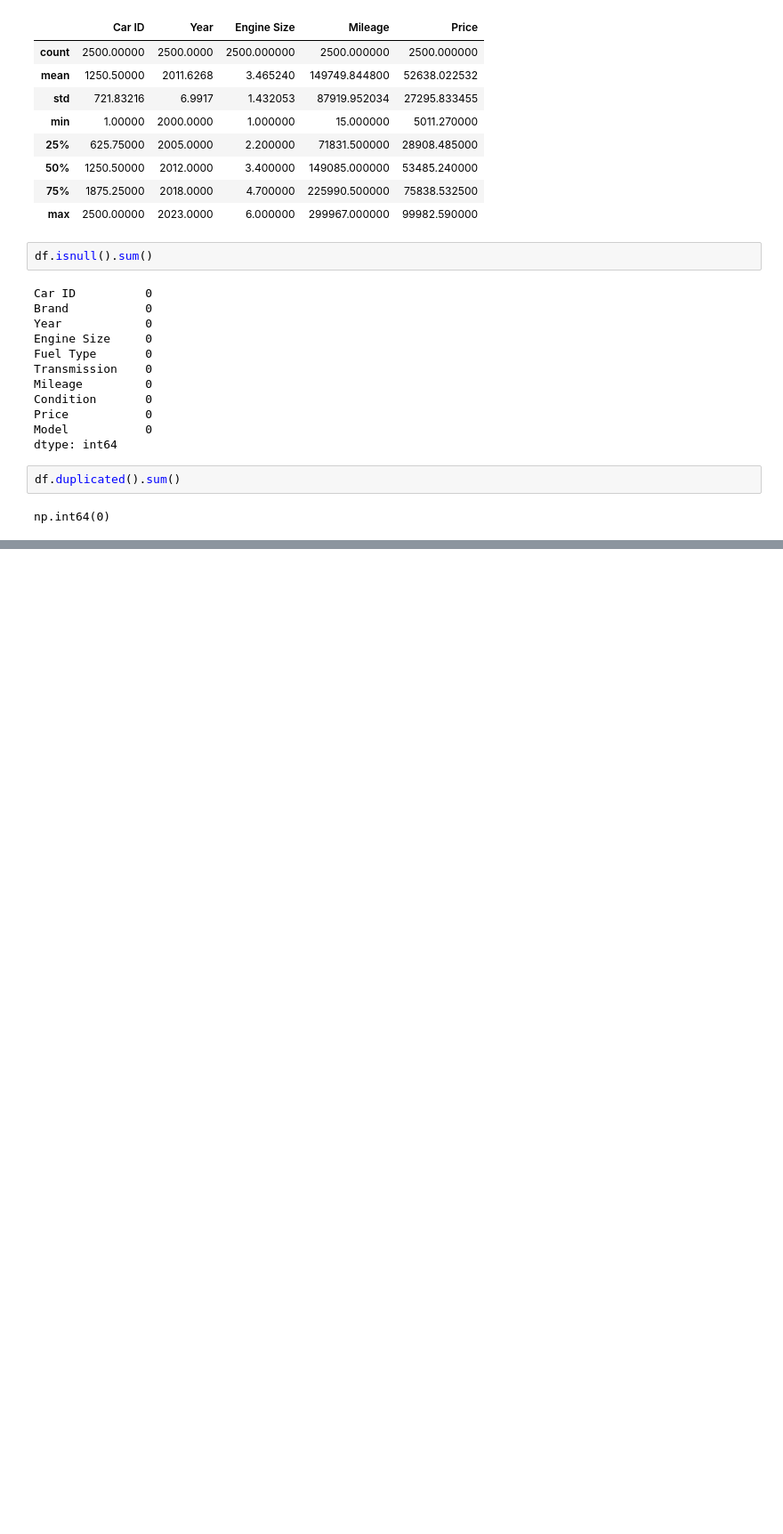
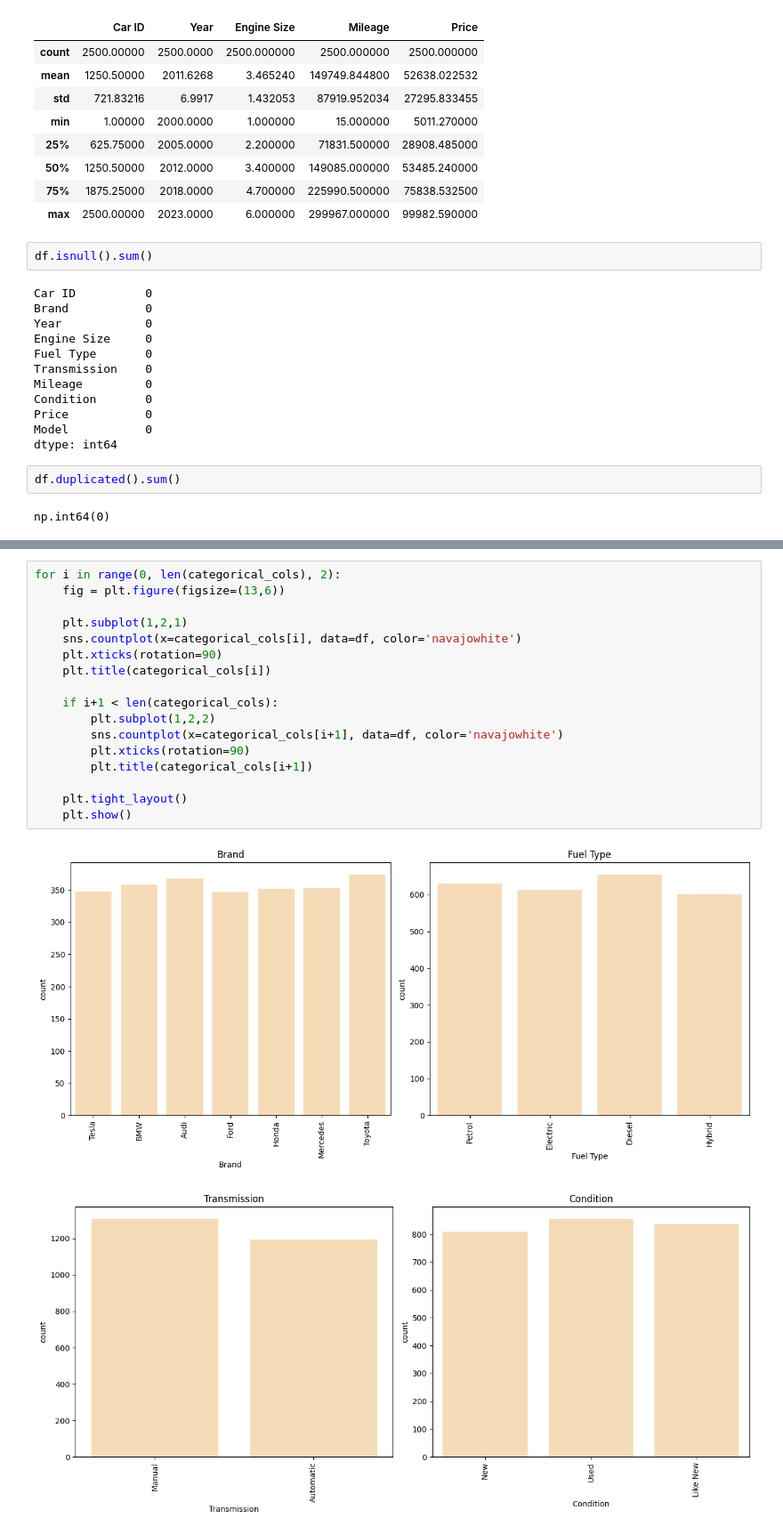
Before and after one commit to pasindu-piyumal/car_price_prediction, a Jupyter notebook: analysis.ipynb, the cells around one changed output, grey strips where cells are left out. Shown at 89% size. Cells and saved outputs as stored; diff of their text form; blank space fills up the shorter version.

Commit message:
data wrangling

```diff
--- a/analysis.ipynb
+++ b/analysis.ipynb
@@ -120,0 +161,20 @@ for i in range(0, len(num_cols), 2):
+# %%
+for i in range(0, len(categorical_cols), 2):
+    fig = plt.figure(figsize=(13,6))
+
+    plt.subplot(1,2,1)
+    sns.countplot(x=categorical_cols[i], data=df, color='navajowhite')
+    plt.xticks(rotation=90)
+    plt.title(categorical_cols[i])
+
+    if i+1 < len(categorical_cols):
+        plt.subplot(1,2,2)
+        sns.countplot(x=categorical_cols[i+1], data=df, color='navajowhite')
+        plt.xticks(rotation=90)
+        plt.title(categorical_cols[i+1])
+
+    plt.tight_layout()
+    plt.show()
+# %% [output]
+[figure, added]
+[figure, added]
```
Also changed, not shown: parts of 18 cells of this notebook.
